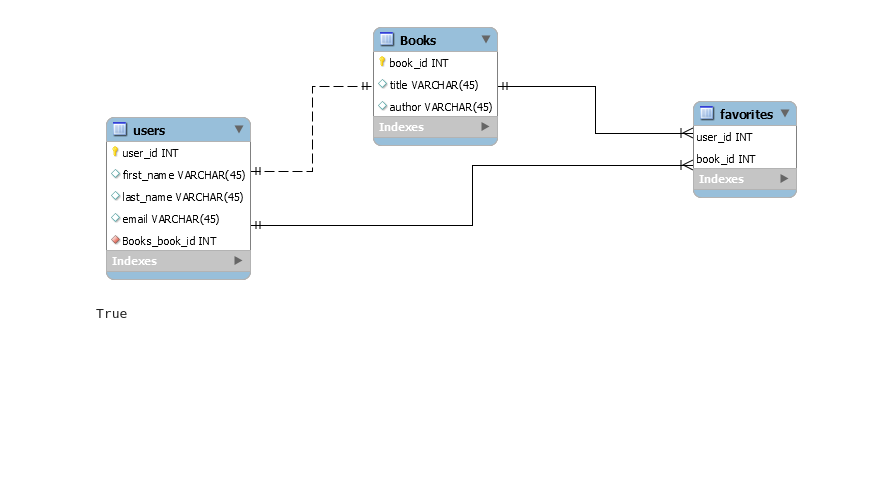
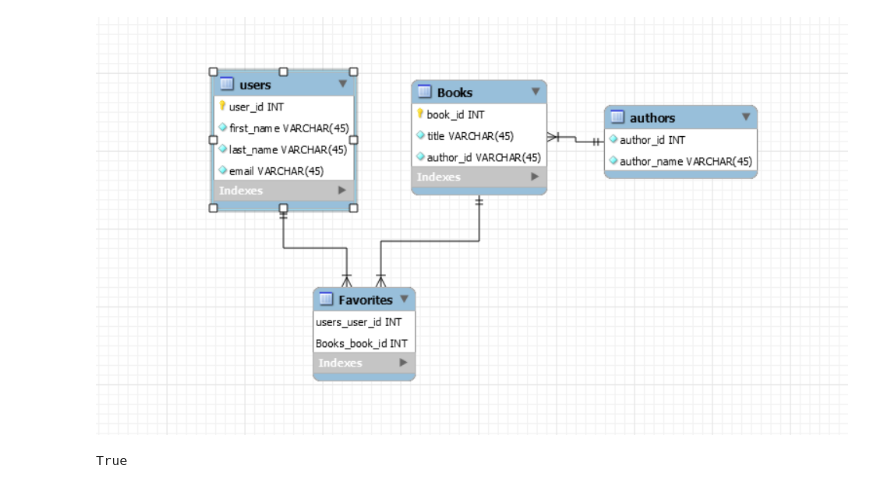
Before and after one commit to Jeze2/BOOKS, a Jupyter notebook: books.ipynb, the cells around one changed output. Saved outputs shown, nothing was run; the diff lists cells and outputs as text; code cells hidden in the pictures; blank space fills up the shorter version.

```diff
--- a/books.ipynb
+++ b/books.ipynb
@@ -1,8 +1,8 @@
 # %%
 from IPython.display import Image
-Image(filename='ERD.png')
+Image(filename='ERD1.png')
 # %% [output]
-[figure, old version]
+[figure, new version]
 # %%
 import pymysql
 pymysql.install_as_MySQLdb()
```
Also changed, not shown: parts of 1 cell of this notebook.
